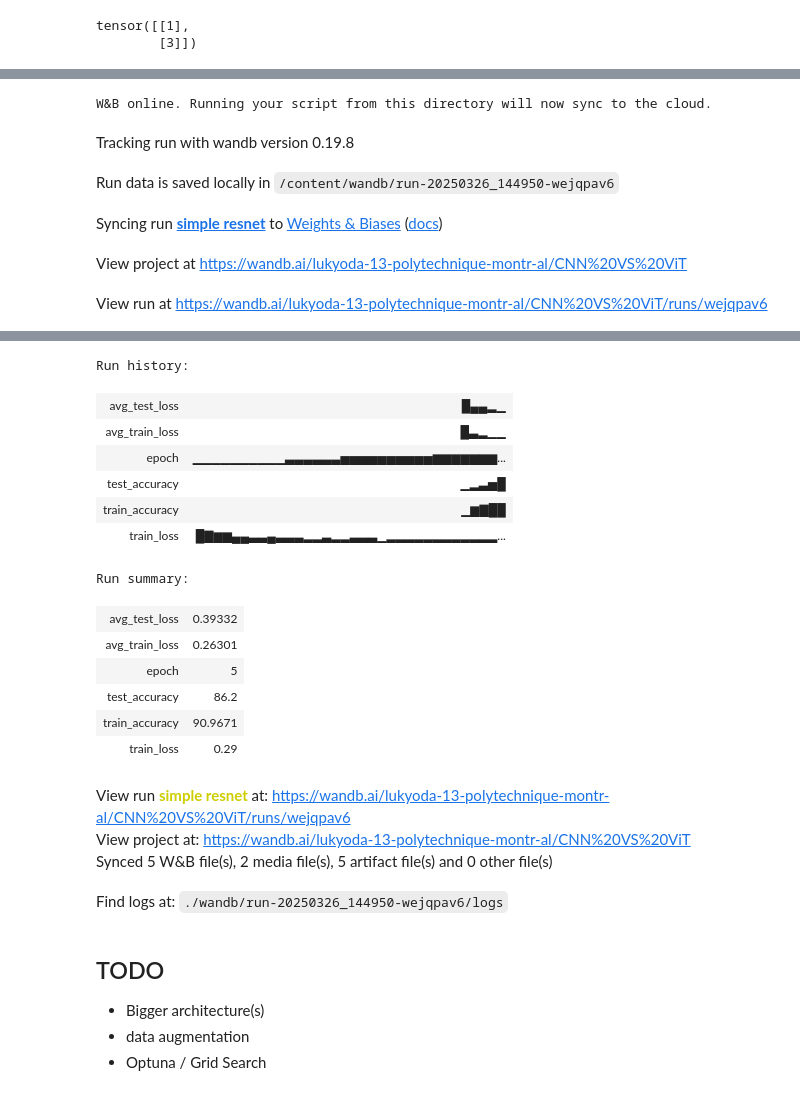
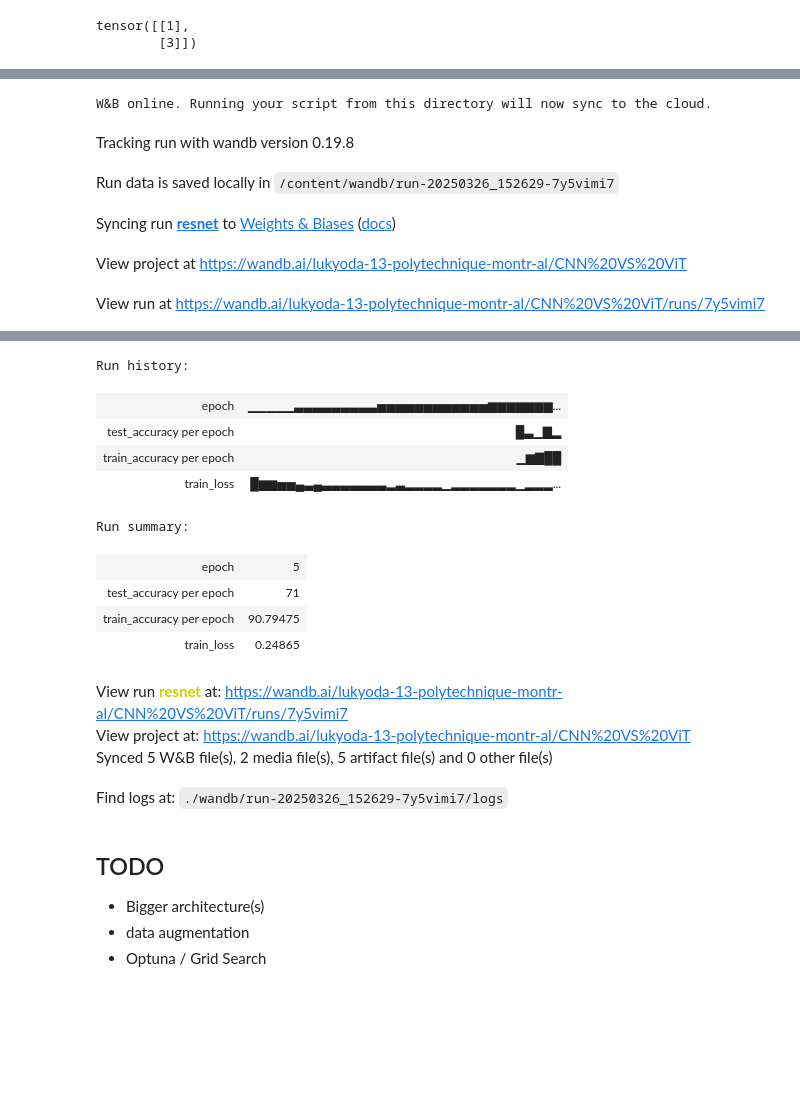
Before and after one commit to LucasColas/CNN-vs-ViT, a Jupyter notebook: ResNet.ipynb, the cells around one changed output, grey strips where cells are left out. Saved outputs shown, nothing was run; the diff lists cells and outputs as text; code cells hidden in the pictures; blank space fills up the shorter version.

Commit message:
add other metrics for wandb

```diff
--- a/ResNet.ipynb
+++ b/ResNet.ipynb
@@ -337,6 +337,7 @@ def train_model(model, config, run_name):
         # Evaluation Phase
         # --------------------
         model.eval()
+        test_loss = 0.0
         test_loss_epoch = 0.0
         test_correct = 0
         test_total = 0
@@ -346,6 +347,7 @@ def train_model(model, config, run_name):
                 outputs = model(inputs)
                 loss = criterion(outputs, targets)
                 test_loss_epoch += loss.item()
+                test_loss += loss.item()
 
                 _, predicted = torch.max(outputs.data, 1)
                 test_total += targets.size(0)
@@ -356,14 +358,15 @@ def train_model(model, config, run_name):
                 all_test_preds.extend(predicted.cpu().numpy())
 
 
+
         avg_test_loss = test_loss_epoch / len(test_loader)
         test_accuracy = 100 * test_correct / test_total
 
         # Log epoch-level metrics so that train and test losses/accuracies appear on the same plots.
         wandb.log({
             "epoch": epoch + 1,
-            "train_accuracy": train_accuracy,
-            "test_accuracy": test_accuracy,
+            "train_accuracy per epoch": train_accuracy,
+            "test_accuracy per epoch": test_accuracy,
         })
         print(f"Epoch [{epoch+1}/{num_epochs}] | Train Loss: {avg_train_loss:.4f} | Train Acc: {train_accuracy:.2f}% | Test Loss: {avg_test_loss:.4f} | Test Acc: {test_accuracy:.2f}%")
 
@@ -421,7 +424,7 @@ with wandb.init(
     project='CNN VS ViT',   # Title of your project
     group='Test',           # Group name for your run
     save_code=True,
-    name='simple resnet',
+    name='resnet',
 ):
     # Create the model with custom configuration
     model = CustomResNet(
@@ -442,10 +445,10 @@ wandb.finish()
 # %% [output]
 W&B online. Running your script from this directory will now sync to the cloud.
 Tracking run with wandb version 0.19.8
-Run data is saved locally in /content/wandb/run-20250326_144950-wejqpav6
+Run data is saved locally in /content/wandb/run-20250326_152629-7y5vimi7
-Syncing run simple resnet to Weights & Biases (docs)
+Syncing run resnet to Weights & Biases (docs)
 View project at https://wandb.ai/lukyoda-13-polytechnique-montr-al/CNN%20VS%20ViT
-View run at https://wandb.ai/lukyoda-13-polytechnique-montr-al/CNN%20VS%20ViT/runs/wejqpav6
+View run at https://wandb.ai/lukyoda-13-polytechnique-montr-al/CNN%20VS%20ViT/runs/7y5vimi7
 CustomResNet(
   (initial_conv): Conv2d(1, 64, kernel_size=(3, 3), stride=(1, 1), padding=(1, 1), bias=False)
   (initial_bn): BatchNorm2d(64, eps=1e-05, momentum=0.1, affine=True, track_running_stats=True)
@@ -466,22 +469,18 @@ Epoch [5/5] | Train Loss: 0.2630 | Train Acc: 90.97% | Test Loss: 0.3933 | Test
 [interactive output not drawn]
 Run history:
-| avg_test_loss | █▄▄▂▁ |
-| avg_train_loss | █▃▂▁▁ |
-| epoch | ▁▁▁▁▁▁▁▁▁▁▃▃▃▃▃▃▅▅▅▅▅▅▅▅▅▅▆▆▆▆▆▆▆... |
-| test_accuracy | ▁▂▃▅█ |
-| train_accuracy | ▁▆▇██ |
-| train_loss | █▇▆▆▄▄▃▃▄▃▃▃▂▂▃▂▂▃▃▃▁▂▂▂▂▂▂▂▂▂▂▂▂... |
+| epoch | ▁▁▁▁▁▃▃▃▃▃▃▃▃▃▅▅▅▅▅▅▅▅▅▅▅▅▆▆▆▆▆▆▆... |
+| test_accuracy per epoch | █▃▁▇▂ |
+| train_accuracy per epoch | ▁▆▇██ |
+| train_loss | █▆▆▅▅▄▃▄▃▃▃▃▃▃▃▂▃▂▂▂▂▁▂▂▂▂▂▂▂▁▂▂▂... |
 Run summary:
-| avg_test_loss | 0.39332 |
-| avg_train_loss | 0.26301 |
 | epoch | 5 |
-| test_accuracy | 86.2 |
-| train_accuracy | 90.9671 |
-| train_loss | 0.29 |
+| test_accuracy per epoch | 71 |
+| train_accuracy per epoch | 90.79475 |
+| train_loss | 0.24865 |
-View run simple resnet at: https://wandb.ai/lukyoda-13-polytechnique-montr-al/CNN%20VS%20ViT/runs/wejqpav6
+View run resnet at: https://wandb.ai/lukyoda-13-polytechnique-montr-al/CNN%20VS%20ViT/runs/7y5vimi7
 View project at: https://wandb.ai/lukyoda-13-polytechnique-montr-al/CNN%20VS%20ViT
 Synced 5 W&B file(s), 2 media file(s), 5 artifact file(s) and 0 other file(s)
-Find logs at: ./wandb/run-20250326_144950-wejqpav6/logs
+Find logs at: ./wandb/run-20250326_152629-7y5vimi7/logs
 # %% [markdown]
 ## TODO
 
```
Also changed, not shown: parts of 1 cell of this notebook.
